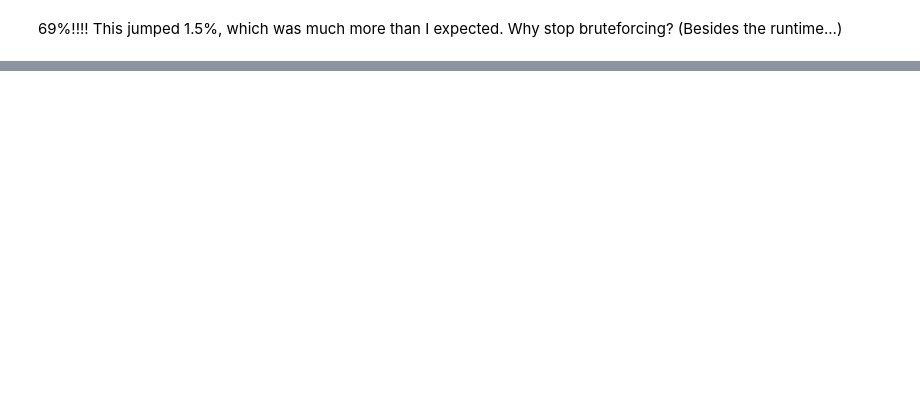
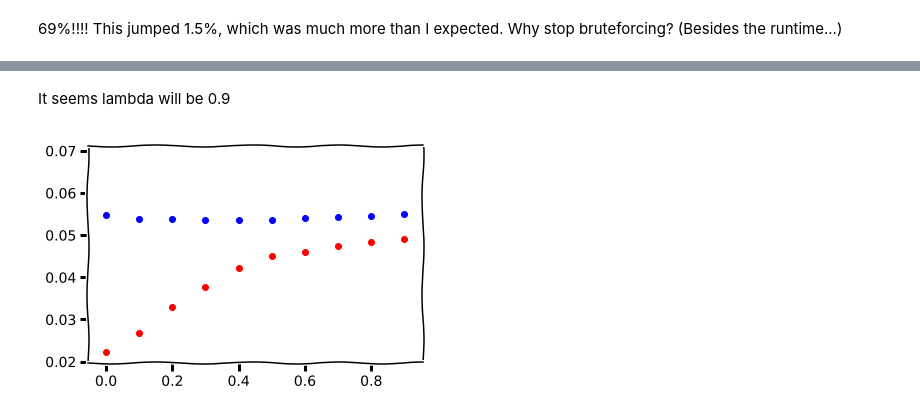
Before and after one commit to justincurewitz/data_sci, a Jupyter notebook: lab8/Lab 8 Amazon Access.ipynb, the cells around one changed output, grey strips where cells are left out. Cells and saved outputs as stored; diff of their text form; code cells hidden in the pictures; blank space fills up the shorter version.

```diff
--- a/lab8/Lab 8 Amazon Access.ipynb
+++ b/lab8/Lab 8 Amazon Access.ipynb
@@ -490,0 +657,24 @@ get_submission(final_preds, 'boosted_preds')
+# %% [markdown]
+It seems lambda will be 0.9
+# %%
+lgr['lambda'] = 0.9
+lgr['alpha'] = 0
+cv_data = xgb.DMatrix(data=tr_x, label=y)
+res = []
+alphas = []
+for i in range(0, 10):
+    lgr['alpha'] = float(i)/10
+    alphas.append(float(i)/10)
+    res.append(xgb.cv(lgr, dtrain = cv_data, num_boost_round = 50, metrics={'error'}))
+
+testerr = []
+trainerr = []
+for df in res:
+    testerr.append(df['test-error-mean'].mean(axis=0))
+    trainerr.append(df['train-error-mean'].mean(axis=0))
+
+plt.scatter(alphas, testerr, c='b')
+plt.scatter(alphas, trainerr, c='r')
+plt.show()
+# %% [output]
+[figure, added]
```
Also changed, not shown: parts of 49 cells of this notebook.
